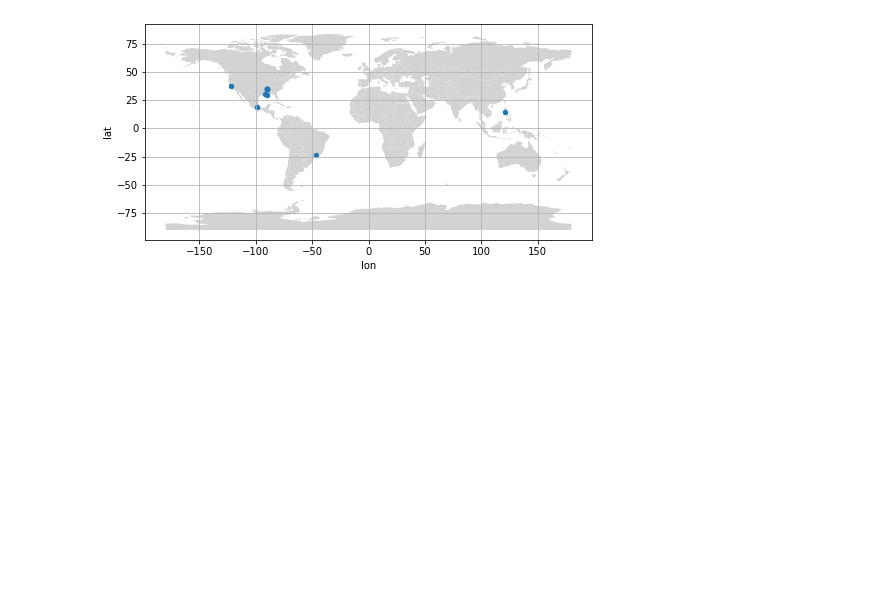
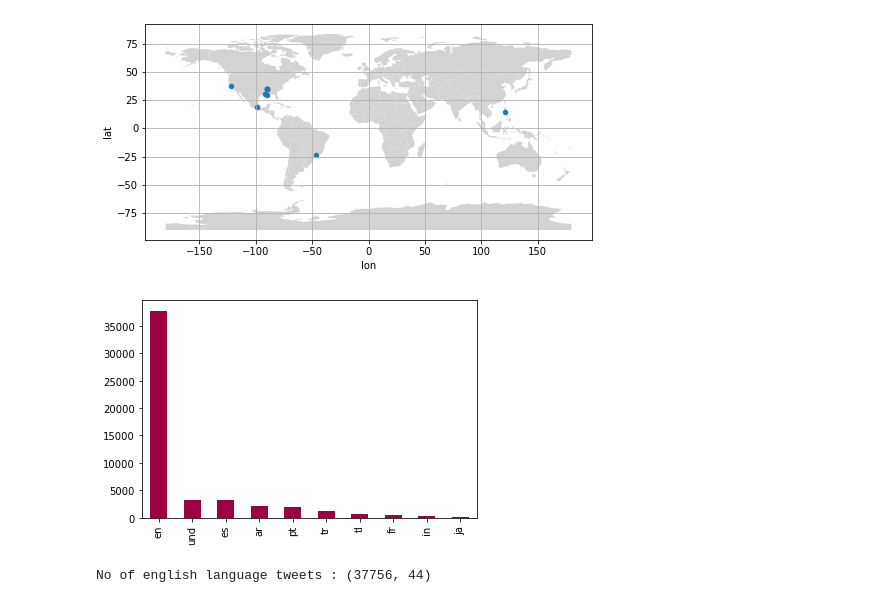
Before and after one commit to Maneesha24/Network-and-Sentiment-Analysis-of-Tweets-Cavaliers-vs.-Warriors-NBA-Final-2018-, a Jupyter notebook: code/Project.ipynb, the cells around one changed output. Cells and saved outputs as stored; diff of their text form; code cells hidden in the pictures; blank space fills up the shorter version.

```diff
--- a/code/Project.ipynb
+++ b/code/Project.ipynb
@@ -58,3 +63,12 @@ ax.grid()
 plt.show()
 # %% [output]
 [figure]
+# %%
+df['lang'].value_counts().head(10).plot(kind='bar', colormap="Spectral");
+# %% [output]
+[figure, added]
+# %%
+df_filtered_lang = df[df["lang"] == "en"];
+print("No of english language tweets :", df_filtered_lang.shape)
+# %% [output]
+No of english language tweets : (37756, 44)
```
Also changed, not shown: parts of 31 cells of this notebook.
